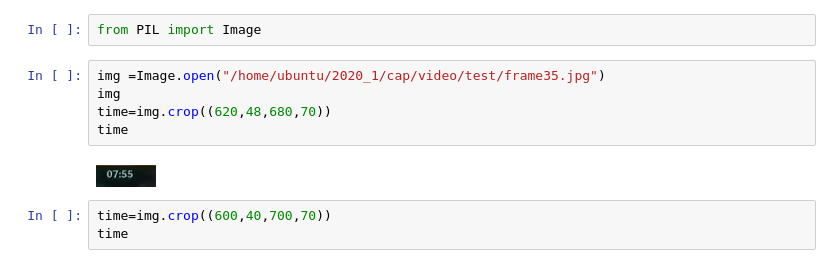
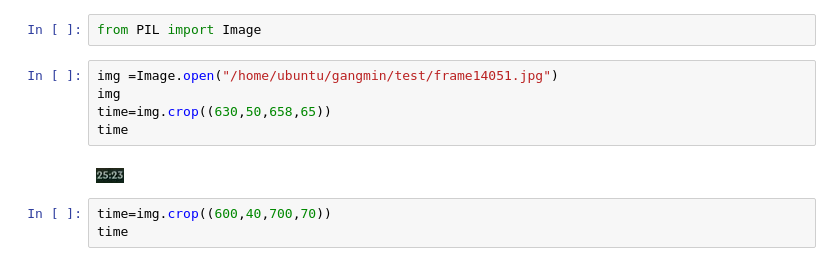
Before and after one commit to hyeinhyun/multimodal_highlight, a Jupyter notebook: ocr/vision_test.ipynb, the cells around one changed output. Saved outputs shown, nothing was run; the diff lists cells and outputs as text.

```diff
--- a/ocr/vision_test.ipynb
+++ b/ocr/vision_test.ipynb
@@ -1,12 +1,12 @@
 # %%
 from PIL import Image
 # %%
-img =Image.open("/home/ubuntu/2020_1/cap/video/test/frame35.jpg")
+img =Image.open("/home/ubuntu/gangmin/test/frame14051.jpg")
 img
-time=img.crop((620,48,680,70))
+time=img.crop((630,50,658,65))
 time
 # %% [output]
-[figure, old version]
+[figure, new version]
 # %%
 time=img.crop((600,40,700,70))
 time
```
Also changed, not shown: parts of 27 cells of this notebook, 2 other files.
